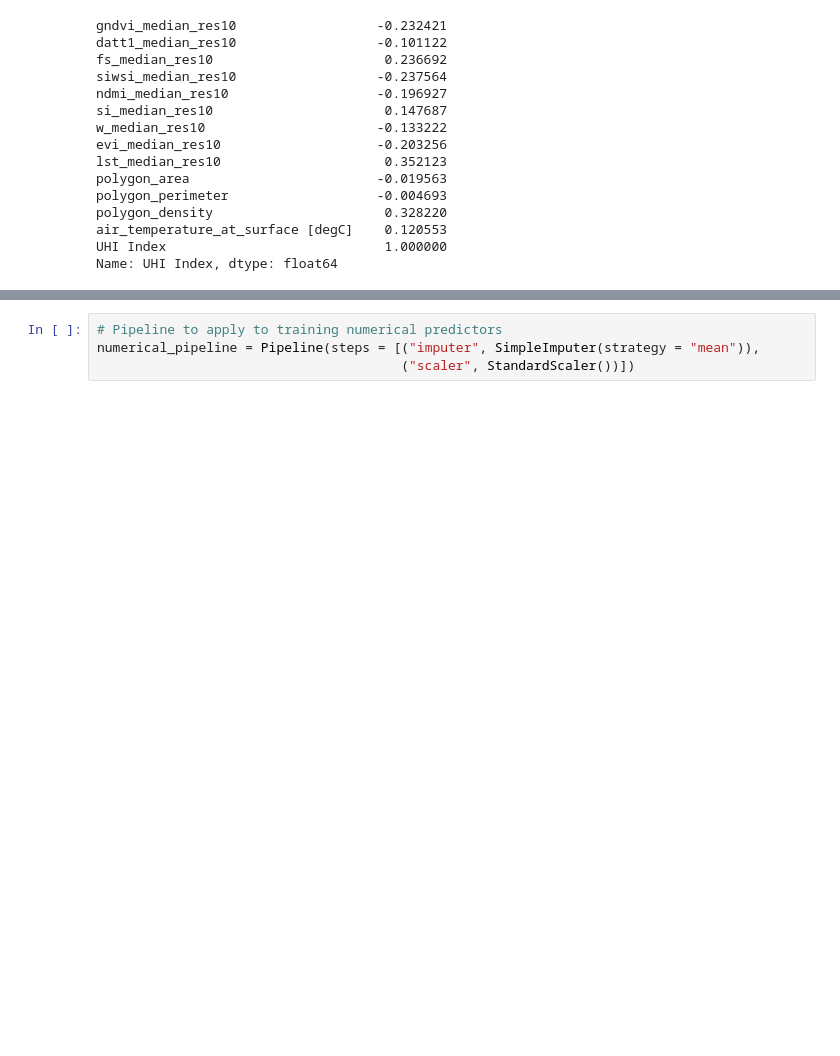
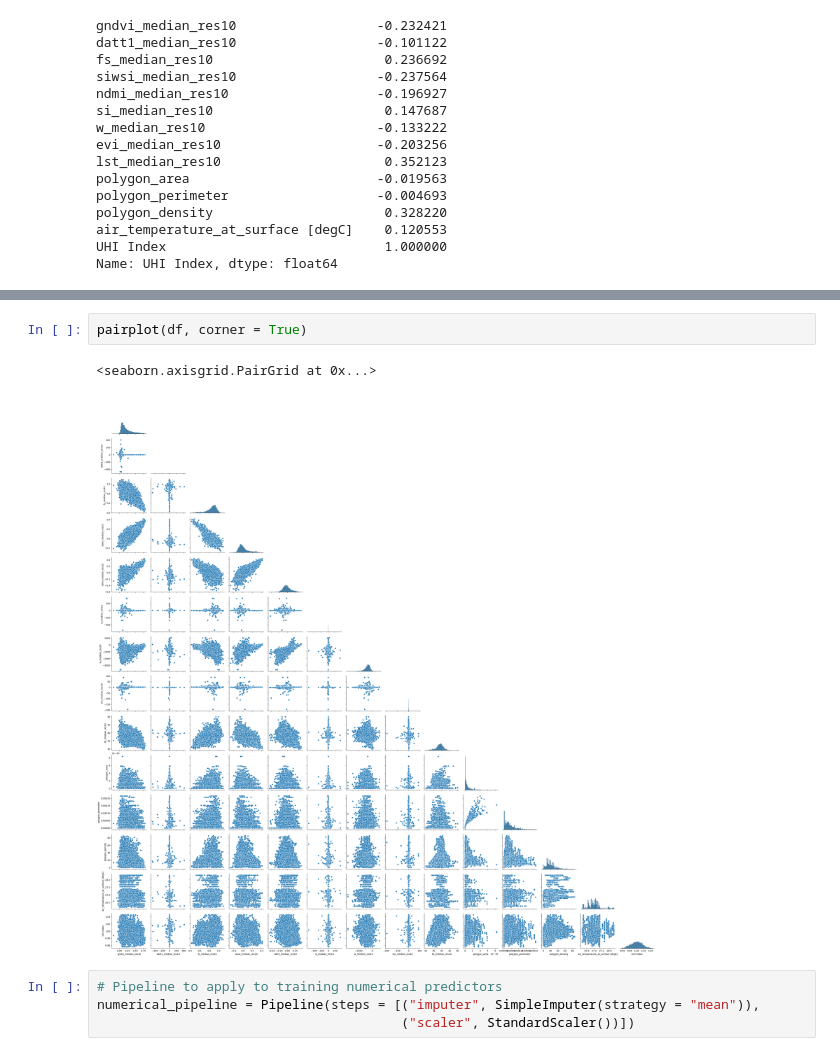
Before and after one commit to Santiq22/urban-heat-islands, a Jupyter notebook: notebooks/eda_final_dataset.ipynb, the cells around one changed output, grey strips where cells are left out. Saved outputs shown, nothing was run; the diff lists cells and outputs as text; blank space fills up the shorter version.

```diff
--- a/notebooks/eda_final_dataset.ipynb
+++ b/notebooks/eda_final_dataset.ipynb
@@ -156,3 +163,8 @@ histplot(data = df, x = "UHI Index", bins = 5, kde=True, ax = ax)
+# %%
+pairplot(df, corner = True)
+# %% [output]
+<seaborn.axisgrid.PairGrid at 0x...>
+[figure, added]
 # %%
 # Pipeline to apply to training numerical predictors
 numerical_pipeline = Pipeline(steps = [("imputer", SimpleImputer(strategy = "mean")),
```
Also changed, not shown: parts of 25 cells of this notebook, 38 other files.
